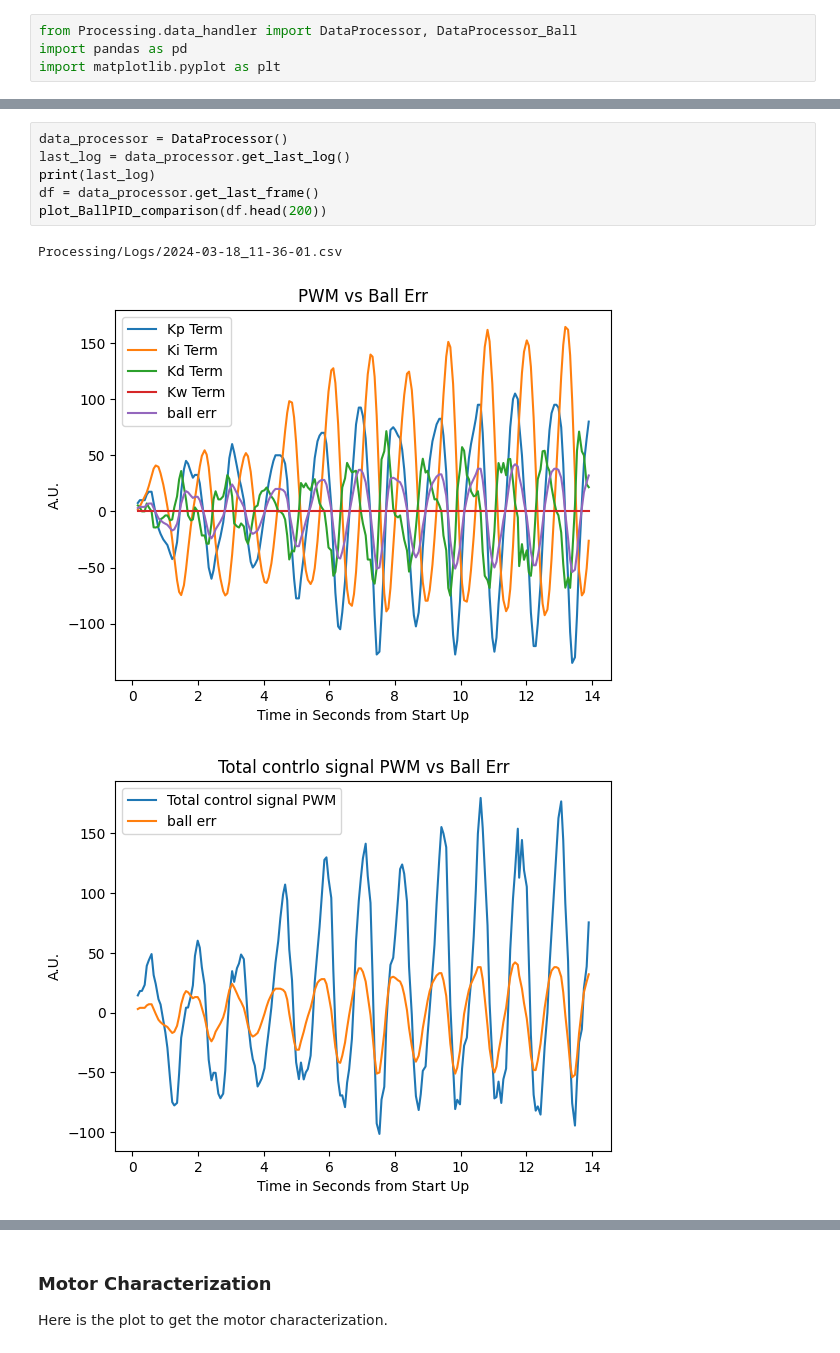
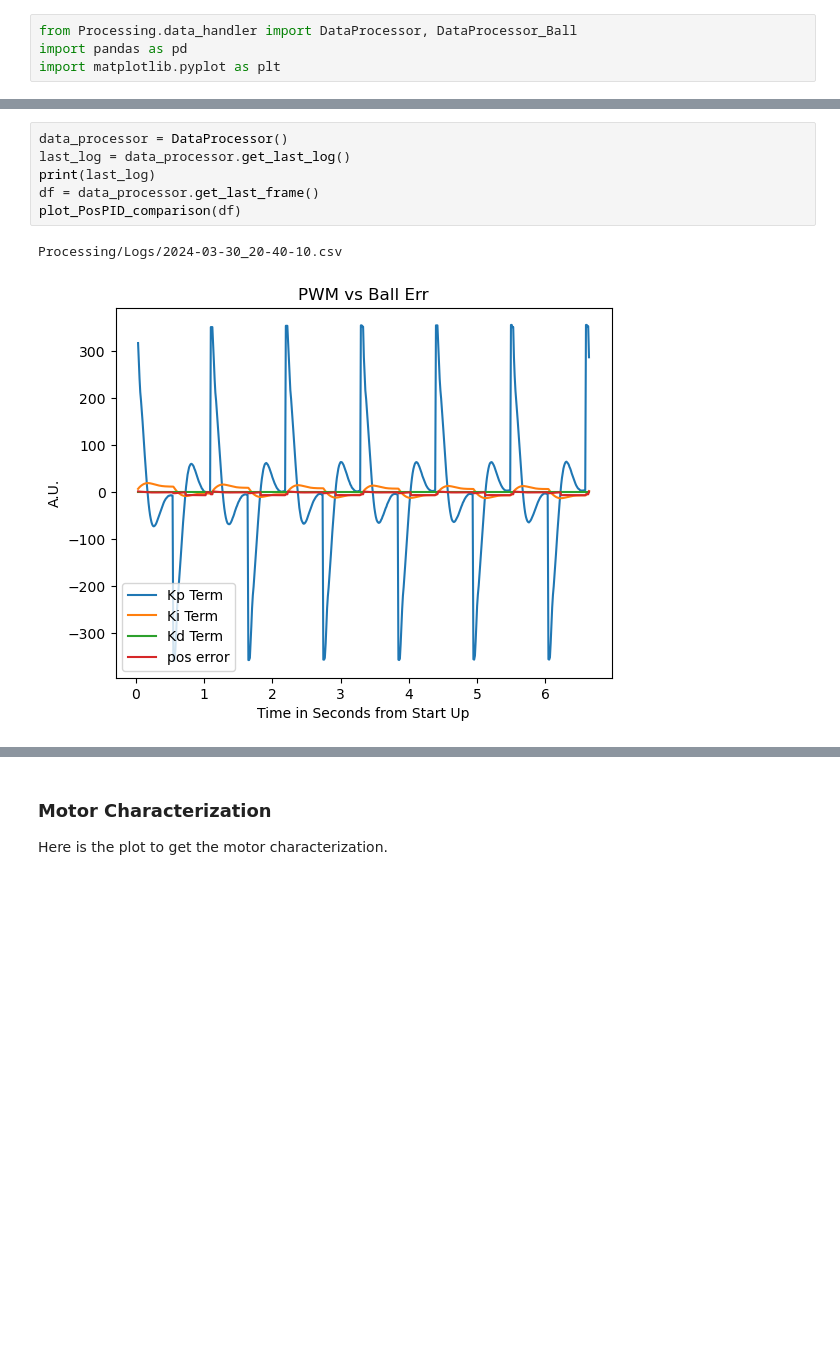
Before and after one commit to Capstone2302/RLWheel, a Jupyter notebook: plotting.ipynb, the cells around one changed output, grey strips where cells are left out. Drawn from its saved outputs; the diff is of its cells as text; blank space fills up the shorter version.

```diff
--- a/plotting.ipynb
+++ b/plotting.ipynb
@@ -147,10 +192,9 @@ def plot_ball_pos_errs(df):
 # %%
 data_processor = DataProcessor()
 last_log = data_processor.get_last_log()
 print(last_log)
 df = data_processor.get_last_frame()
-plot_BallPID_comparison(df.head(200))
+plot_PosPID_comparison(df)
 # %% [output]
-Processing/Logs/2024-03-18_11-36-01.csv
+Processing/Logs/2024-03-30_20-40-10.csv
-[figure, old version]
+[figure, new version]
-[figure, removed]
```
Also changed, not shown: parts of 7 cells of this notebook, 4 other files.
